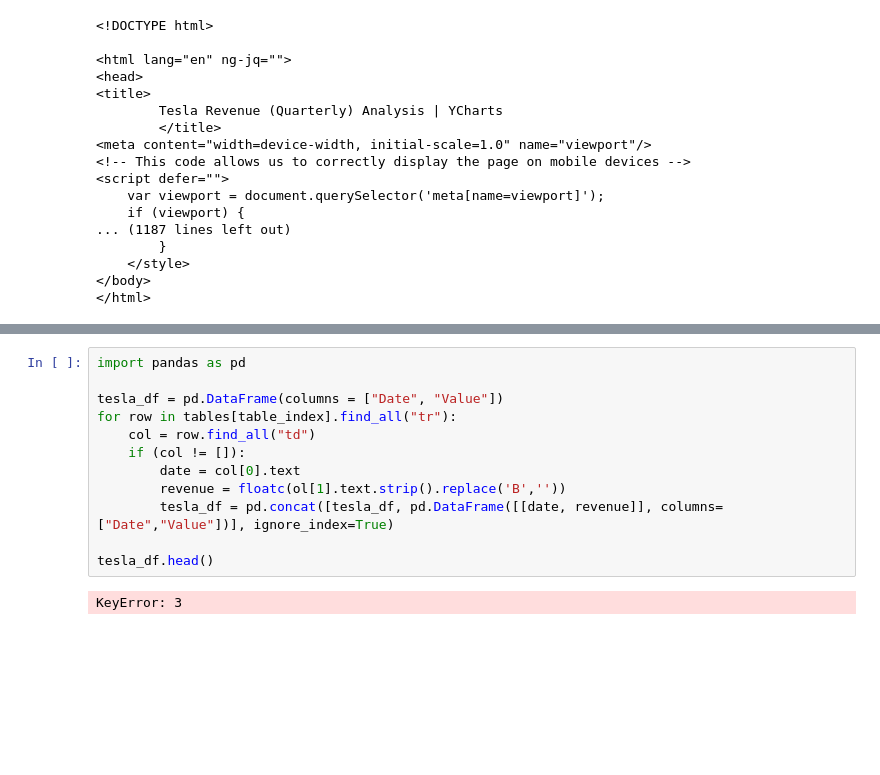
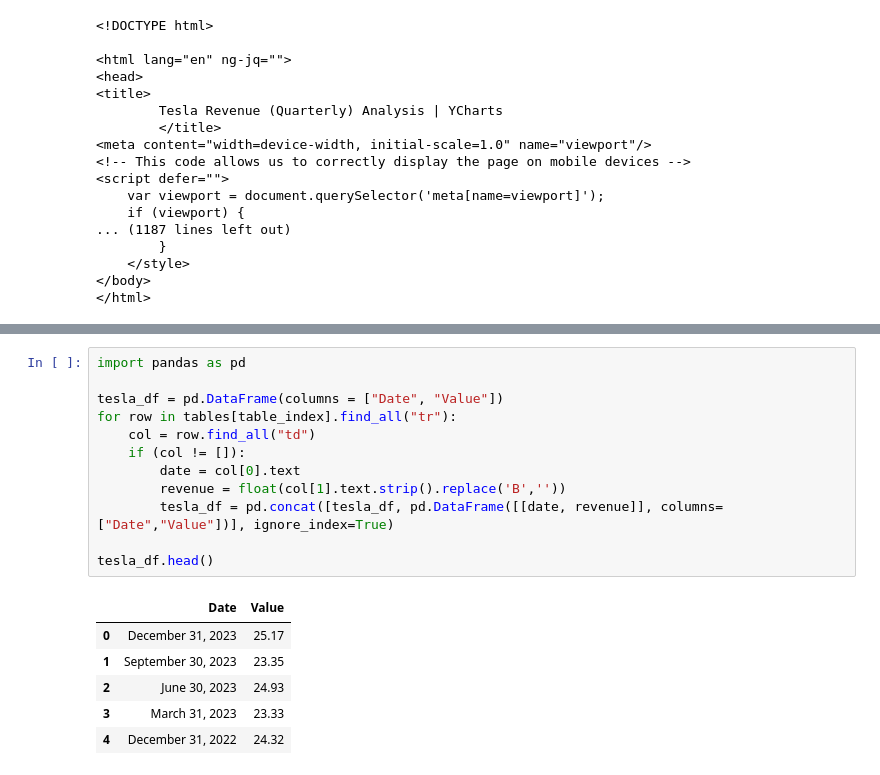
Before and after one commit to grigorow1974/web-scraping-project-tutorial, a Jupyter notebook: src/explore.ipynb, the cells around one changed output, grey strips where cells are left out. Drawn from its saved outputs; the diff is of its cells as text; blank space fills up the shorter version.

```diff
--- a/src/explore.ipynb
+++ b/src/explore.ipynb
@@ -77,17 +77,22 @@ table_index
 # %%
 import pandas as pd
 
 tesla_df = pd.DataFrame(columns = ["Date", "Value"])
 for row in tables[table_index].find_all("tr"):
     col = row.find_all("td")
     if (col != []):
         date = col[0].text
-        revenue = floatc(ol[1].text.strip().replace('B',''))
+        revenue = float(col[1].text.strip().replace('B',''))
         tesla_df = pd.concat([tesla_df, pd.DataFrame([[date, revenue]], columns=["Date","Value"])], ignore_index=True)
 
 tesla_df.head()
 # %% [output]
-KeyError: 3
+|  | Date | Value |
+| 0 | December 31, 2023 | 25.17 |
+| 1 | September 30, 2023 | 23.35 |
+| 2 | June 30, 2023 | 24.93 |
+| 3 | March 31, 2023 | 23.33 |
+| 4 | December 31, 2022 | 24.32 |
 # %%
 import sqlite3
 
```
Also changed, not shown: parts of 8 cells of this notebook, 1 other file.
